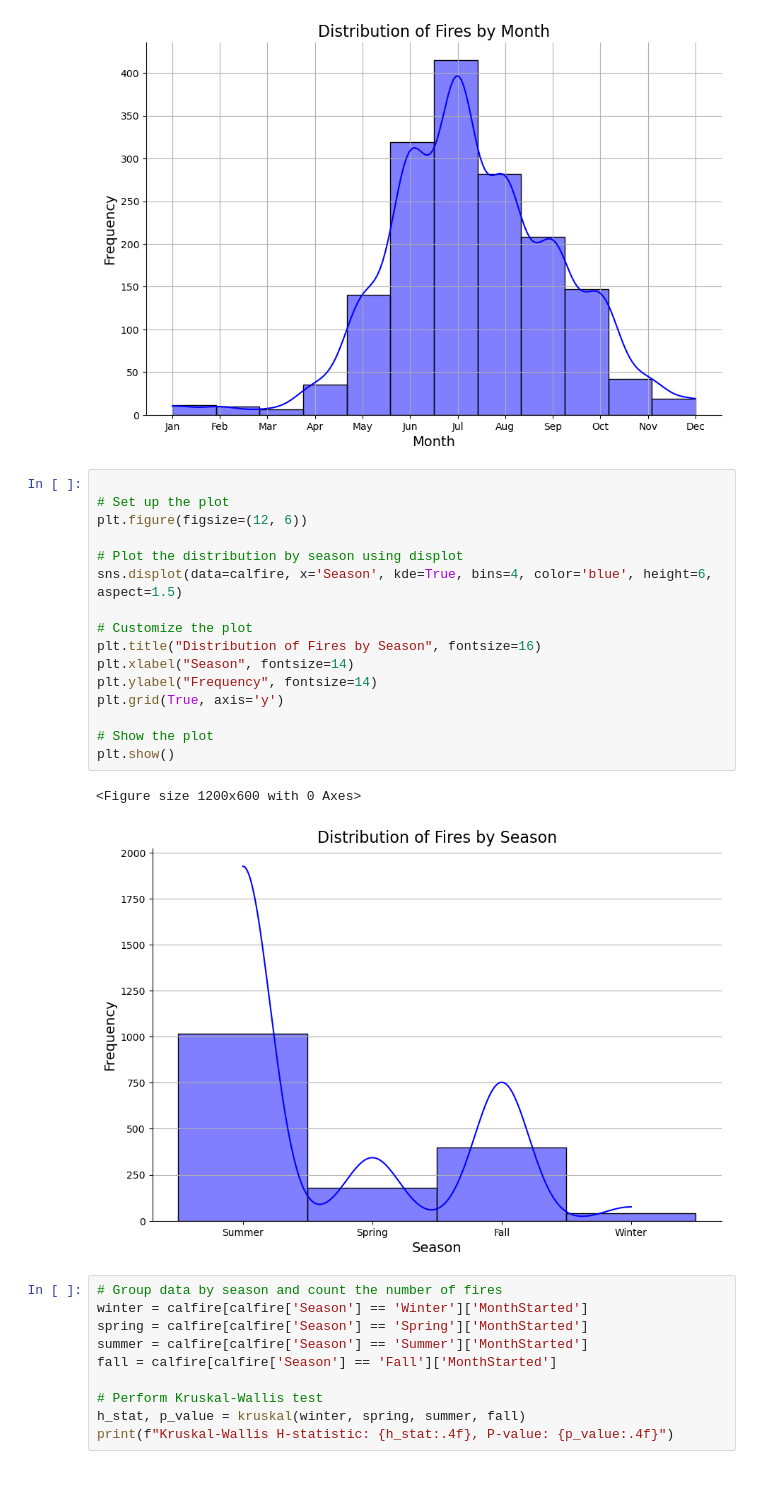
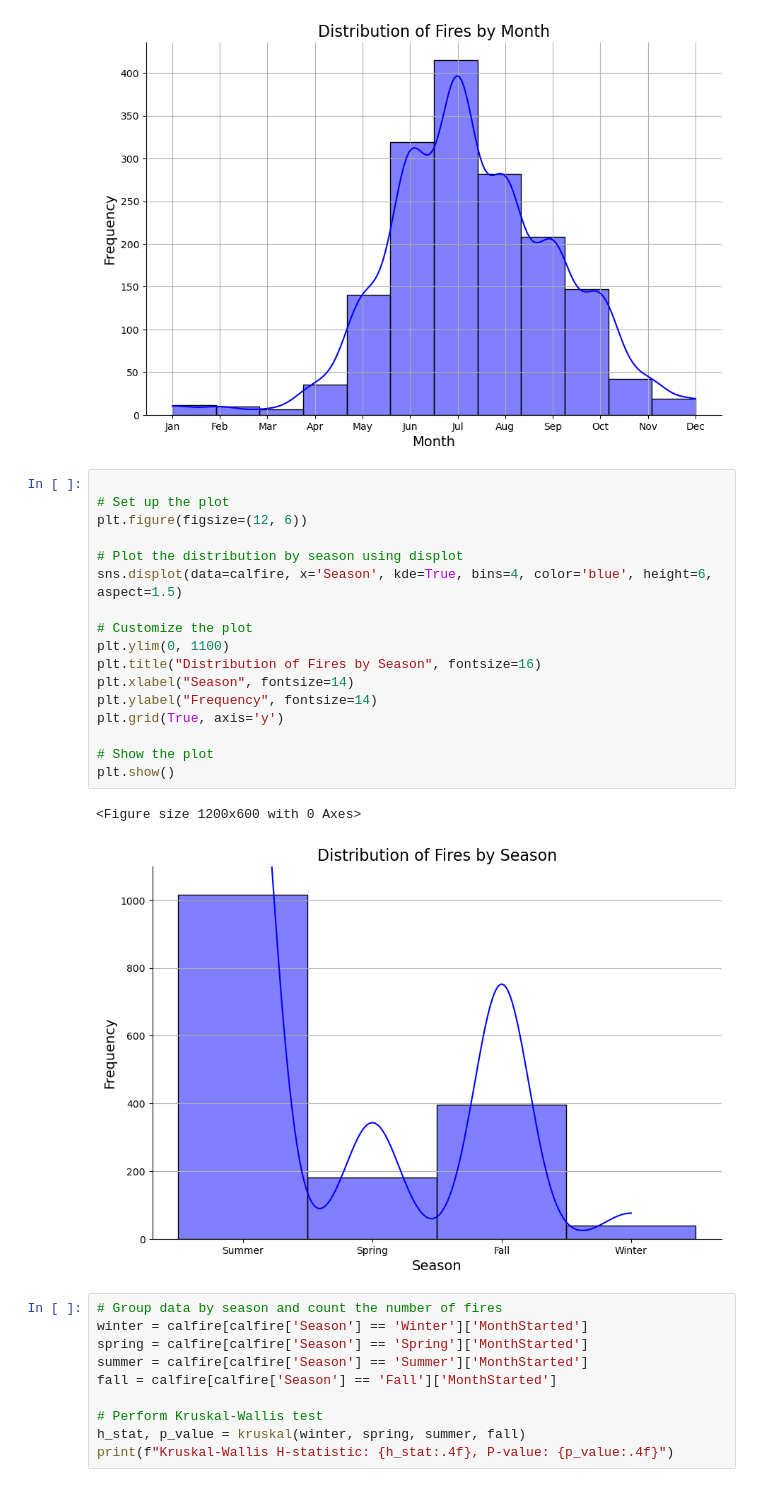
Before and after one commit to estortega/project_1, a Jupyter notebook: renz_file.ipynb, the cells around one changed output. Saved outputs shown, nothing was run; the diff lists cells and outputs as text.

```diff
--- a/renz_file.ipynb
+++ b/renz_file.ipynb
@@ -137,22 +137,23 @@ plt.show()
 # %%
 
 # Set up the plot
 plt.figure(figsize=(12, 6))
 
 # Plot the distribution by season using displot
 sns.displot(data=calfire, x='Season', kde=True, bins=4, color='blue', height=6, aspect=1.5)
 
 # Customize the plot
+plt.ylim(0, 1100)
 plt.title("Distribution of Fires by Season", fontsize=16)
 plt.xlabel("Season", fontsize=14)
 plt.ylabel("Frequency", fontsize=14)
 plt.grid(True, axis='y')
 
 # Show the plot
 plt.show()
 # %% [output]
 <Figure size 1200x600 with 0 Axes>
-[figure, old version]
+[figure, new version]
 # %%
 # Group data by season and count the number of fires
 winter = calfire[calfire['Season'] == 'Winter']['MonthStarted']
```
